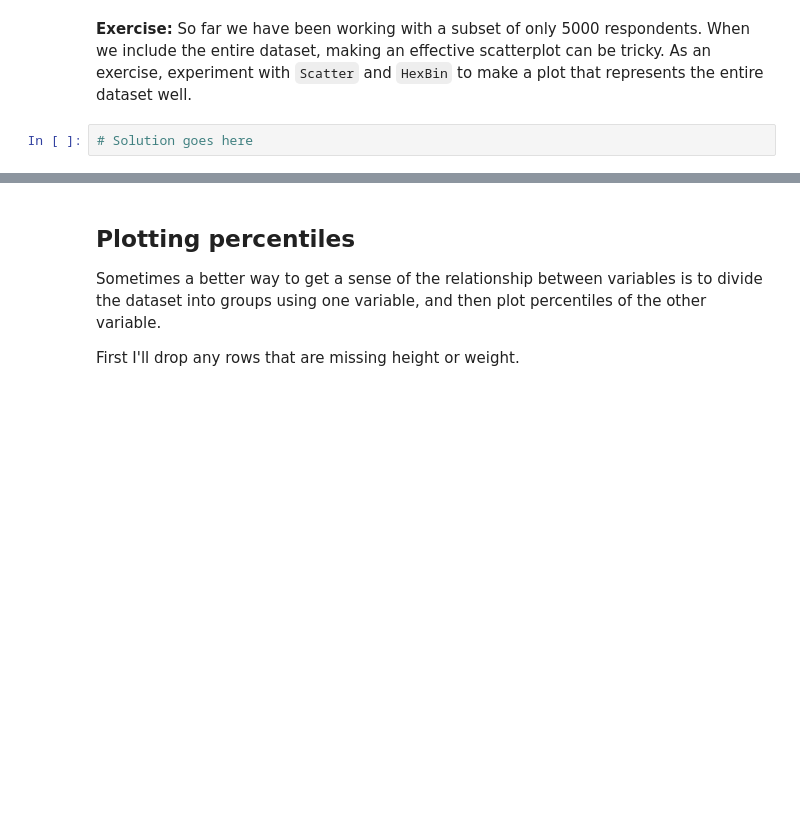
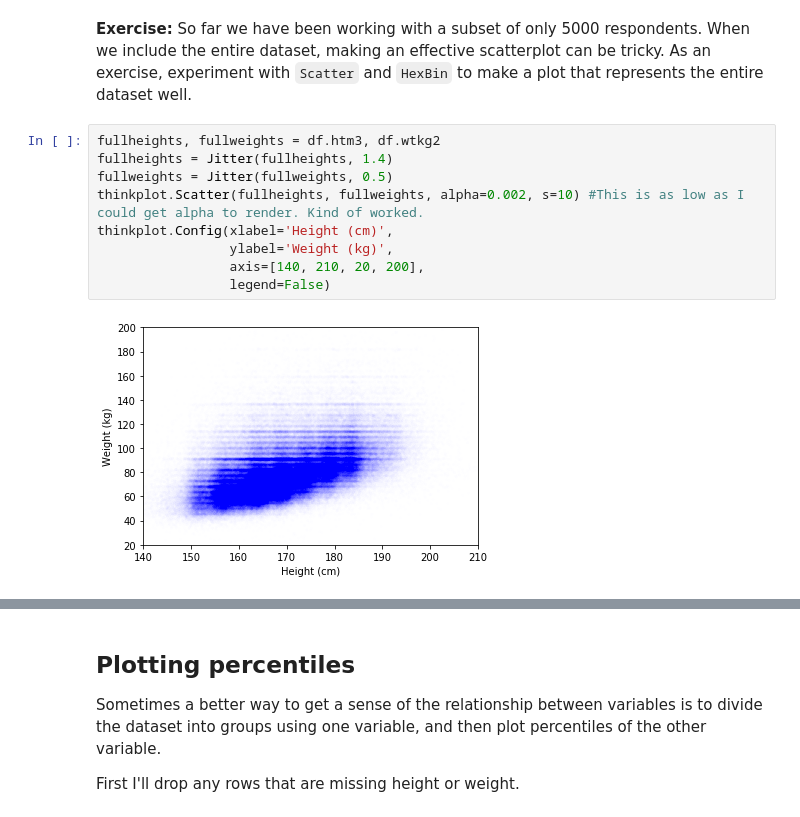
Before and after one commit to SeanCCarter/ThinkStats2, a Jupyter notebook: code/chap07mine.ipynb, the cells around one changed output, grey strips where cells are left out. Cells and saved outputs as stored; diff of their text form; blank space fills up the shorter version.

```diff
--- a/code/chap07mine.ipynb
+++ b/code/chap07mine.ipynb
@@ -98,5 +98,14 @@ thinkplot.Config(xlabel='Height (cm)',
 In this case the binned plot does a pretty good job of showing the location and shape of the distribution.  It obscures the row and column effects, which may or may not be a good thing.
 # %% [markdown]
 **Exercise:**  So far we have been working with a subset of only 5000 respondents.  When we include the entire dataset, making an effective scatterplot can be tricky.  As an exercise, experiment with `Scatter` and `HexBin` to make a plot that represents the entire dataset well.
-# %%
-# Solution goes here
+# %%
+fullheights, fullweights = df.htm3, df.wtkg2
+fullheights = Jitter(fullheights, 1.4)
+fullweights = Jitter(fullweights, 0.5)
+thinkplot.Scatter(fullheights, fullweights, alpha=0.002, s=10) #This is as low as I could get alpha to render. Kind of worked.
+thinkplot.Config(xlabel='Height (cm)',
+                 ylabel='Weight (kg)',
+                 axis=[140, 210, 20, 200],
+                 legend=False)
+# %% [output]
+[figure, added]
```
Also changed, not shown: parts of 24 cells of this notebook.
